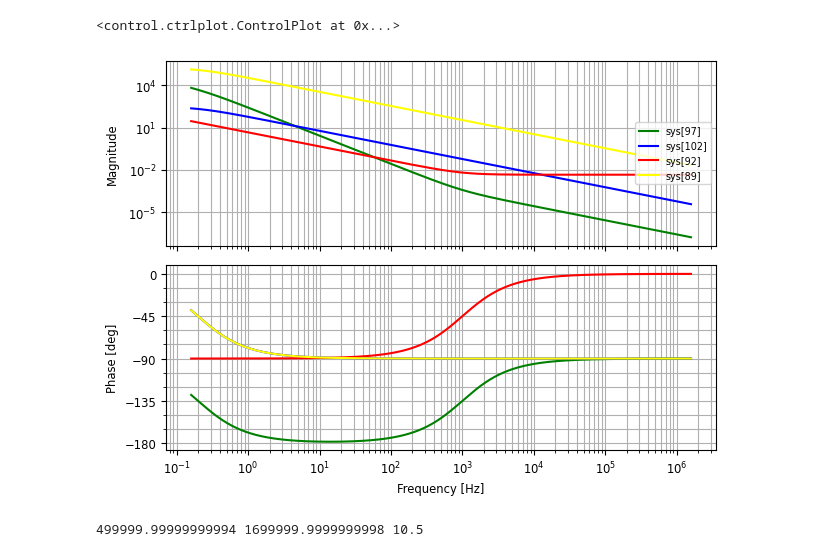
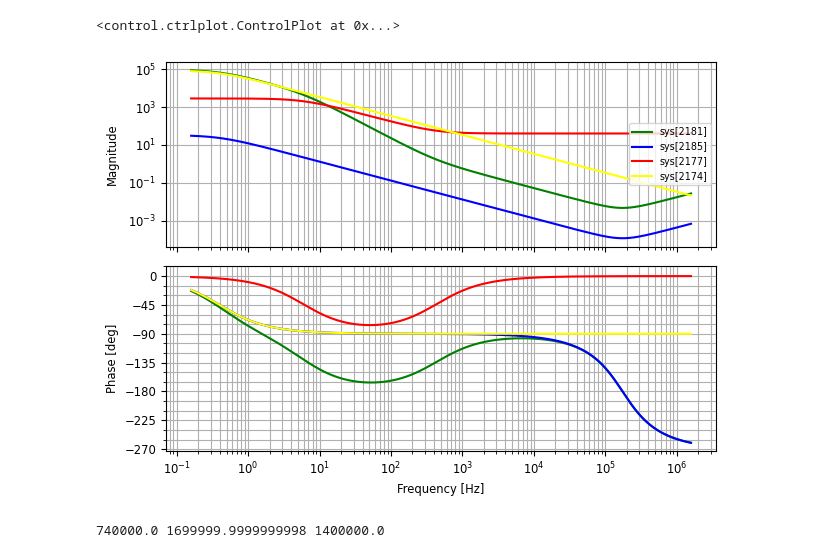
Before and after one commit to akswnd98/170v-flyback, a Jupyter notebook: lm5156_dcm_design.ipynb, the cells around one changed output. Drawn from its saved outputs; the diff is of its cells as text; code cells hidden in the pictures.

```diff
--- a/lm5156_dcm_design.ipynb
+++ b/lm5156_dcm_design.ipynb
@@ -1,48 +1,51 @@
 # %%
 import control as co
 import numpy as np
 
-V_IN, V_OUT = 5, 170
+V_IN, V_OUT = 7.4, 170
 N_PS = 1 / 10
 L = 10e-6
-R_LOAD, C_OUT = 170e+3, 4.7e-6
-V_REF = 1.26
+R_LOAD, C_OUT = 17e+3 * 5, 4.7e-6
+V_REF = 1.0
 f_SW = 350e+3
 T_SW = 1 / f_SW
 D_a = 2 * L * V_OUT ** 2 / (V_IN ** 2 * T_SW * R_LOAD)
 D_b = (V_IN + N_PS * V_OUT) / (N_PS * V_OUT) * D_a
 R_FB1 = 330e+3
 R_FB2 = R_FB1 * V_REF / (V_OUT - V_REF)
 
-R_s = 0.006
-I_SLOPE = 30e-6
-S_n, S_f, S_e = V_IN / L, N_PS * V_OUT / L, I_SLOPE * f_SW
+R_s = 0.01
+V_SL = 40e-3
+S_n, S_f, S_e = V_IN / L, N_PS * V_OUT / L, V_SL * f_SW / R_s
 
-g_m, G_comp = 2e-3, 0.142
-ea_additional_gain = 100000
-f_z3 = 1000
-C_comp = 1 / ea_additional_gain
-R_comp = 1 / (2 * np.pi * f_z3 * C_comp)
-A_ea = g_m * G_comp * ea_additional_gain
+g_m = 2e-3
+R_ea_o = 10e+6
+G_comp = 0.142
+A_ea_vol = g_m * R_ea_o
+f_p2, f_z3 = 0.04 * 0.75 * 200, 1.6 / 0.75 * 200
 
-G_vci2 = N_PS * 1 / 2 * (V_IN * D_a / L * (D_b / D_a - 1) / S_n + D_b - D_a) / R_s * S_n / (S_e + S_n)
+R_c1 = f_p2 / (f_z3 - f_p2) * R_ea_o
+C_c1 = 1 / (R_c1 * 2 * np.pi * f_z3)
+A_ea = A_ea_vol * G_comp
+
+G_vci2 = N_PS * 1 / 2 * (V_IN * D_a / L * (D_b / D_a - 1) / S_n + D_b - D_a) / R_s * S_n / (S_e + S_n) * co.tf([1 / ((np.pi * f_SW) ** 2), -1 / (2 * f_SW), 1], [1])
 
 Z_o = co.tf([1], [C_OUT, 1 / R_LOAD])
 
-G_fb = A_ea * co.tf([1 / (2 * np.pi * f_z3), 1], [1, 0])
+G_fb = A_ea * co.tf([1 / (2 * np.pi * f_z3), 1], [1 / (2 * np.pi * f_p2), 1])
 
 G_div = R_FB2 / (R_FB1 + R_FB2)
 
 G_overall_loop = G_vci2 * Z_o * G_div * G_fb
 
 co.bode(G_overall_loop, np.logspace(0, 7, 1000), Hz=True, color='green')
 co.bode(G_vci2 * Z_o * G_div, np.logspace(0, 7, 1000), Hz=True, color='blue')
 co.bode(G_fb, np.logspace(0, 7, 1000), Hz=True, color='red')
 co.bode(Z_o, np.logspace(0, 7, 1000), Hz=True, color='yellow')
 # %% [output]
 <control.ctrlplot.ControlPlot at 0x...>
-[figure, old version]
+[figure, new version]
 # %%
 print(S_n, S_f, S_e)
 # %% [output]
-499999.99999999994 1699999.9999999998 10.5
+740000.0 1699999.9999999998 1400000.0
```
Also changed, not shown: parts of 3 cells of this notebook, 7 other files.
